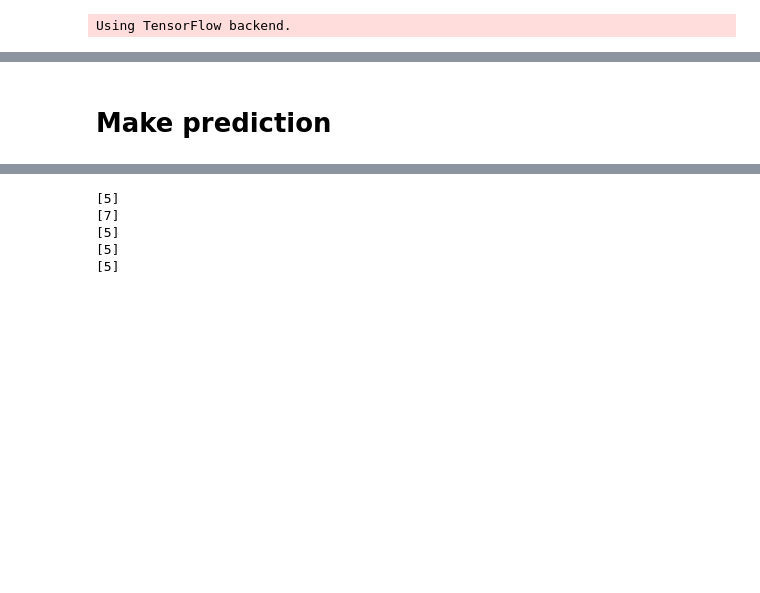
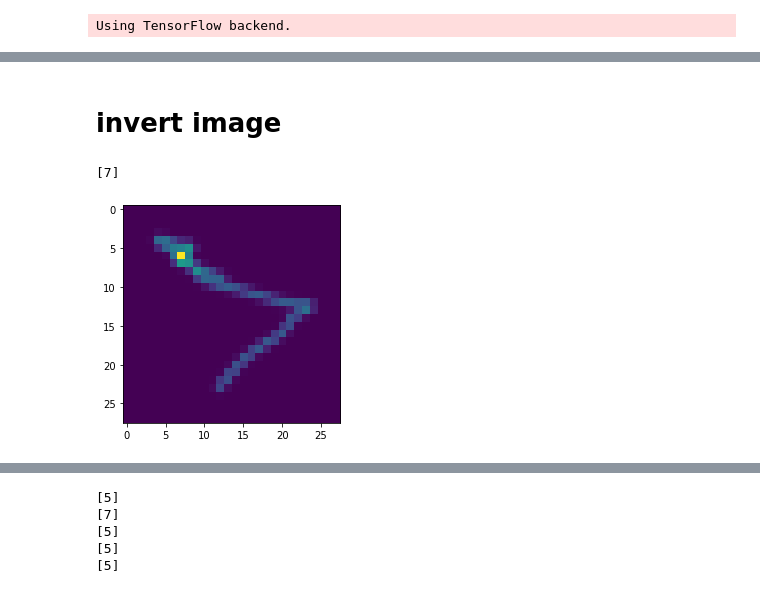
Before and after one commit to HAI-lab-UVA/Connected-Steps-Project, a Jupyter notebook: Part2_Image_recognition_using_CNN.ipynb, the cells around one changed output, grey strips where cells are left out. Drawn from its saved outputs; the diff is of its cells as text; code cells hidden in the pictures; blank space fills up the shorter version.

```diff
--- a/Part2_Image_recognition_using_CNN.ipynb
+++ b/Part2_Image_recognition_using_CNN.ipynb
@@ -115,2 +100,26 @@ Drive already mounted at /content/drive/; to attempt to forcibly remount, call d
-# %% [markdown]
-# Make prediction
+# %% [markdown]
+# invert image
+# %%
+import matplotlib.pyplot as plt
+from skimage.transform import resize
+from skimage import color
+from skimage import io
+from PIL import Image
+import PIL.ImageOps
+
+
+image = Image.open('/content/drive/My Drive/Location plot/Microsoft_plot/160_10.png').convert("RGB")
+invert_img = PIL.ImageOps.invert(image)   #invert image
+invert_img = np.asarray(invert_img)   #convert image to nparray
+
+gray_img = color.rgb2gray(invert_img) #convert to grayscale
+gray_img = resize(gray_img, (28, 28)) #resize to fit network
+plt.imshow(gray_img);
+
+im2arr = gray_img.reshape(1,28,28,1) #reshape
+
+y_pred = model.predict_classes(im2arr) #make prediction
+print(y_pred)
+# %% [output]
+[7]
+[figure, added]
```
Also changed, not shown: parts of 39 cells of this notebook.
